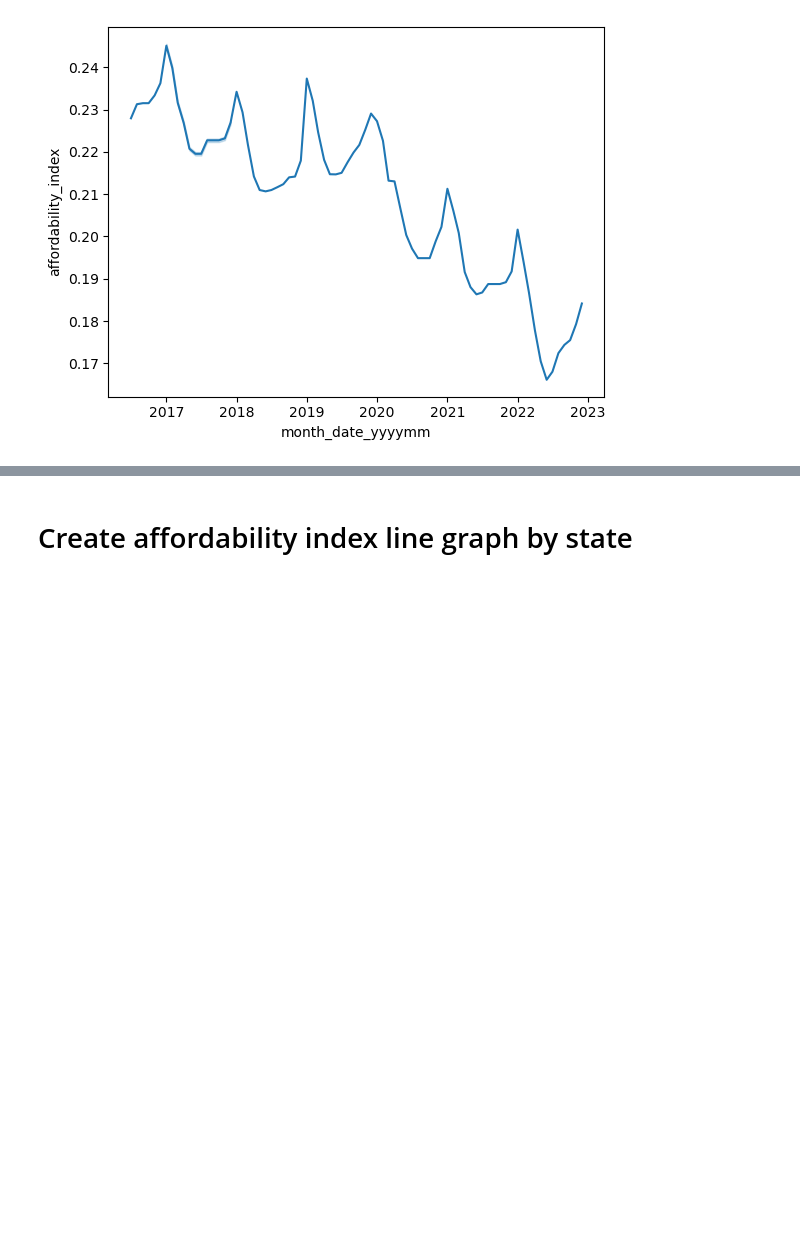
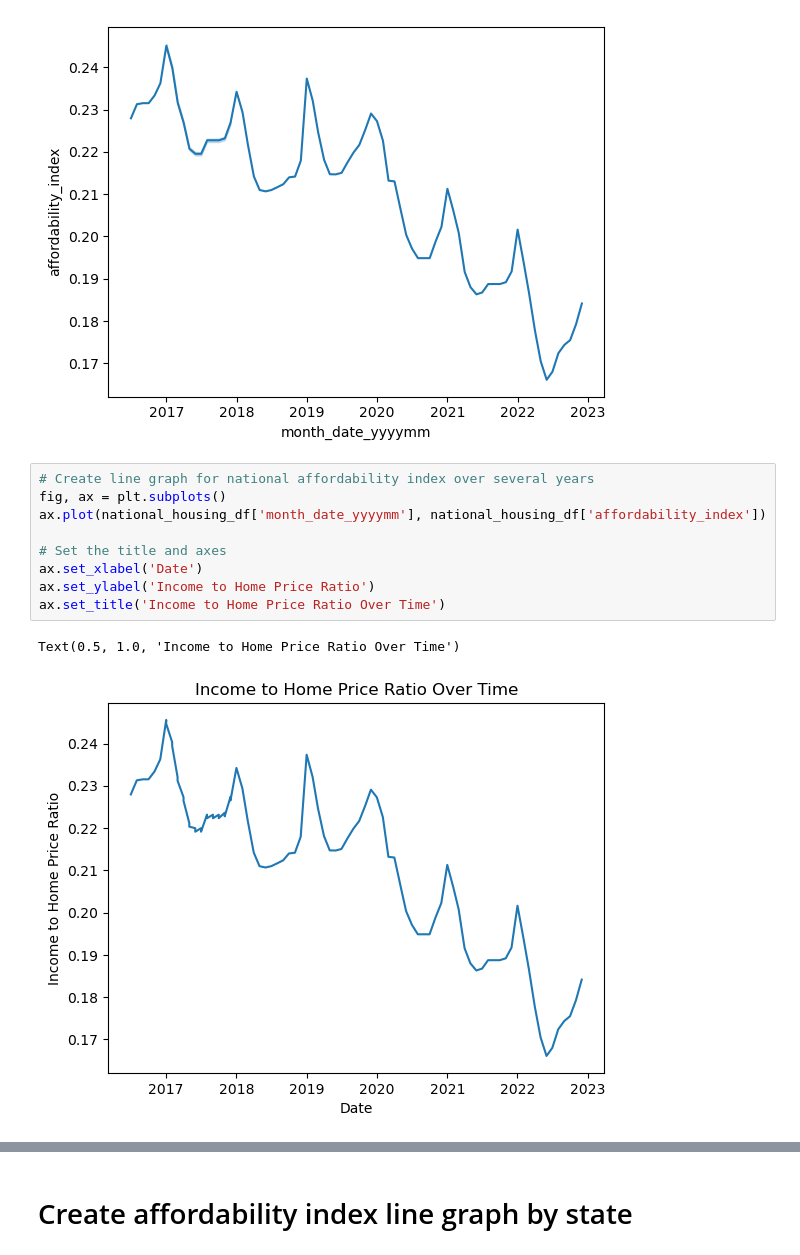
Before and after one commit to ParisAParker/Housing-Affordability-Analysis, a Jupyter notebook: notebooks/Housing EDA.ipynb, the cells around one changed output, grey strips where cells are left out. Cells and saved outputs as stored; diff of their text form; blank space fills up the shorter version.

```diff
--- a/notebooks/Housing EDA.ipynb
+++ b/notebooks/Housing EDA.ipynb
@@ -56,3 +48,15 @@ sns.lineplot(national_housing_df, x = 'month_date_yyyymm', y = 'affordability_in
 # %% [output]
 <Axes: xlabel='month_date_yyyymm', ylabel='affordability_index'>
 [figure]
+# %%
+# Create line graph for national affordability index over several years
+fig, ax = plt.subplots()
+ax.plot(national_housing_df['month_date_yyyymm'], national_housing_df['affordability_index'])
+
+# Set the title and axes
+ax.set_xlabel('Date')
+ax.set_ylabel('Income to Home Price Ratio')
+ax.set_title('Income to Home Price Ratio Over Time')
+# %% [output]
+Text(0.5, 1.0, 'Income to Home Price Ratio Over Time')
+[figure, added]
```
Also changed, not shown: parts of 16 cells of this notebook, 1 other file.
